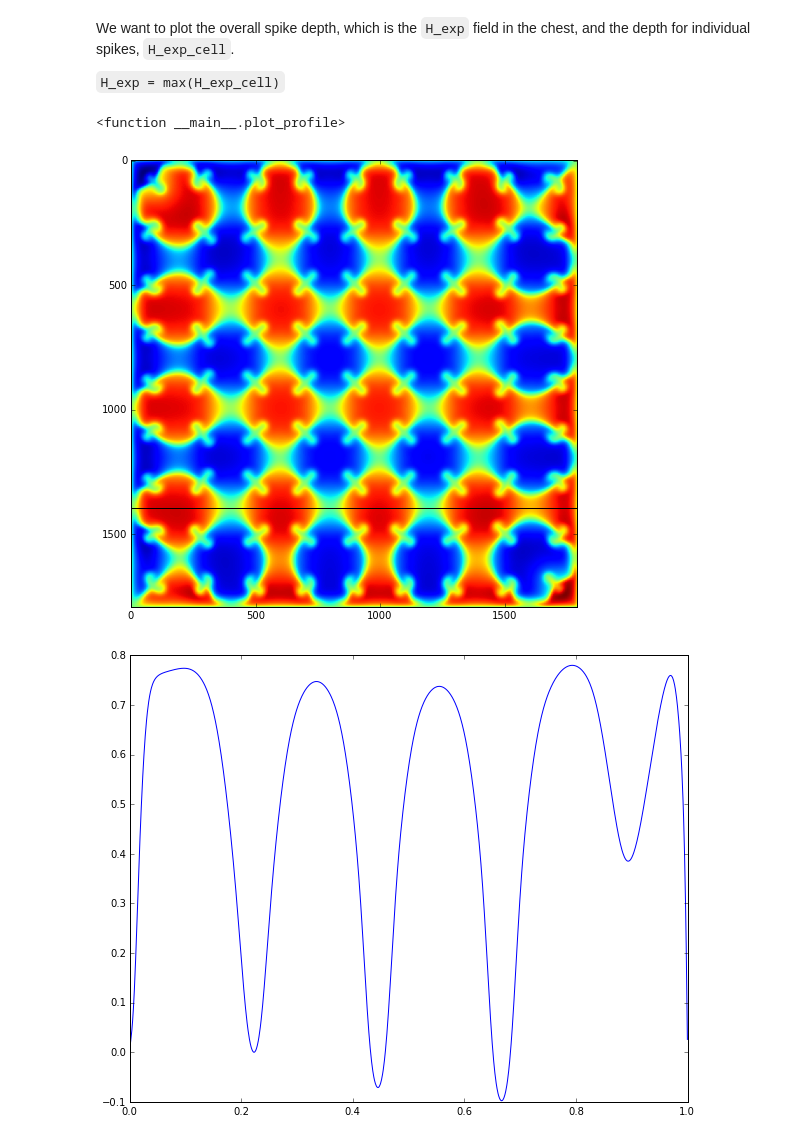
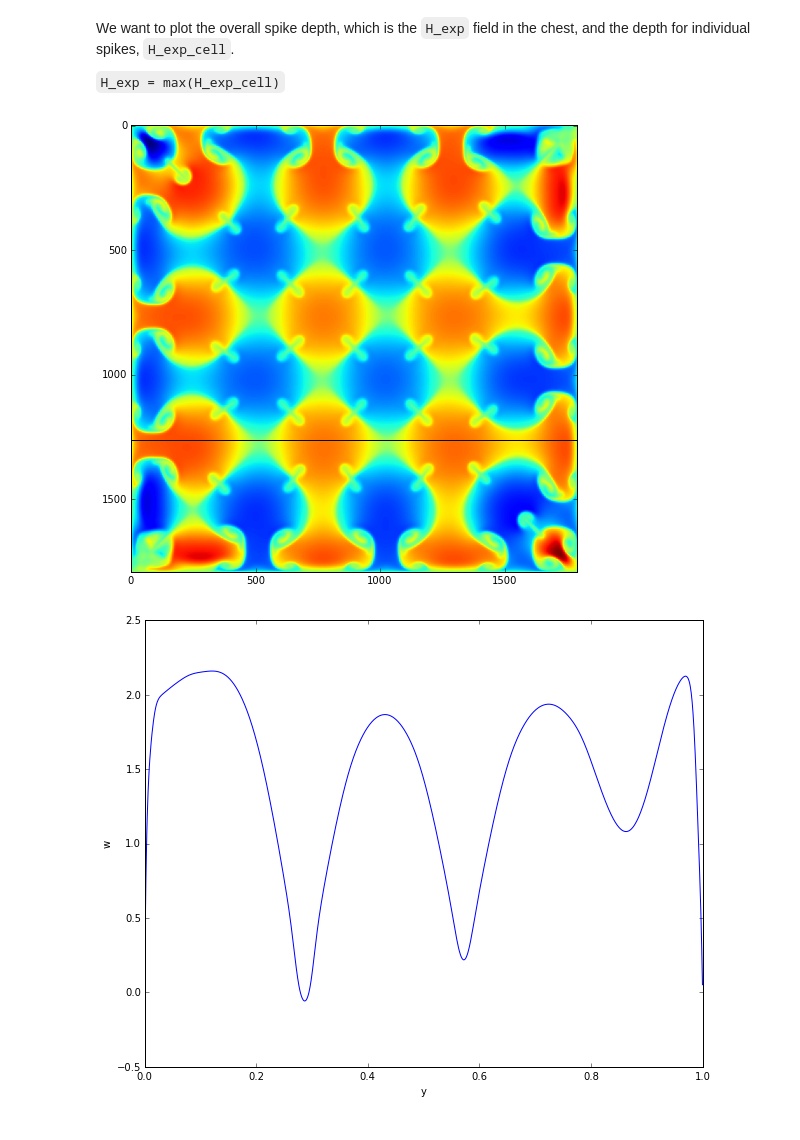
Before and after one commit to maxhutch/thesis-notebooks, a Jupyter notebook: WJ_validate.ipynb, the cells around one changed output. Cells and saved outputs as stored; diff of their text form; code cells hidden in the pictures.

```diff
--- a/WJ_validate.ipynb
+++ b/WJ_validate.ipynb
@@ -48,8 +48,8 @@ Configuration for this figure.  `config.ref` points to a simulation with periodi
 config = Foo()
 config.names = [
 #    "Wilk/Wilk_kmin_2.5/Wilk_kmin_2.5",
-#    "Wilk/Wilk_kmin_3.5/Wilk_kmin_3.5",
-    "Wilk/Wilk_kmin_4.5/Wilk_kmin_4.5",
+    "Wilk/Wilk_kmin_3.5/Wilk_kmin_3.5",
+#    "Wilk/Wilk_kmin_4.5/Wilk_kmin_4.5",
 #    "Wilk/Wilk_long/Wilk_long",
 #    "Wilk/Wilk_per/Wilk_per",
 ]
@@ -69,24 +69,35 @@ c.prefetch(sc[:,'w_xy'].full_keys() + sc[:,'z_z'].full_keys() )
 # %%
 from IPython.html.widgets import interact, IntSlider
 def plot_profile(frame, index):
     T = sc[:,'w_xy'].keys()[frame]
-    data = sc[T,'w_xy']
-    x = sc[0.0,'z_z'][-data.shape[0]:]
+    data = sc[T,'w_xy'][index,:]
+    x = sc[0.0,'z_z'][-sc[T,'w_xy'].shape[0]:]
 
-    plt.imshow(data)
+    plt.imshow(sc[T,'w_xy'])
     plt.axhline(index, color='k')
     plt.figure()
-    plt.plot(x,data[index,:])
+    plt.plot(x,data[:])
+    plt.xlabel("y")
+    plt.ylabel("w")
     plt.figure()
-    plt.plot(x[:50],data[index,:50])
+    scalex = np.sqrt(np.abs(data[1]/x[1]) * p['viscosity']) / p['viscosity']
+    scaley = 1./np.sqrt(np.abs(data[1]/x[1]) * p['viscosity'])
+    plt.plot(scalex*x[:50],scaley*data[:50], 'x-')
+    plt.grid(True)
+    plt.xlabel("y+")
+    plt.ylabel("w+")
     plt.figure()
-    plt.plot(x[-50:],data[index,-50:])
+    scalex = np.sqrt(np.abs(data[-1]/(x[-1]-1)) * p['viscosity']) / p['viscosity']
+    scaley = 1./np.sqrt(np.abs(data[-1]/(x[-1]-1)) * p['viscosity'])
+    plt.plot(scalex*(x[-50:]-1),scaley*data[-50:], 'x-')
+    plt.grid(True)
+    plt.xlabel("y+")
+    plt.ylabel("w+")
 
 interact(plot_profile,
          frame=(0,64),
          index=IntSlider(min=0,max=sc[0.0,'w_xy'].shape[0]-1,step=8,value=int(sc[0.0,'w_xy'].shape[0]*7/9))
         )
 # %% [output]
-<function __main__.plot_profile>
-[figure, old version]
+[figure, new version]
-[figure, old version]
+[figure, new version]
```
Also changed, not shown: parts of 2 cells of this notebook, 2 other files.
